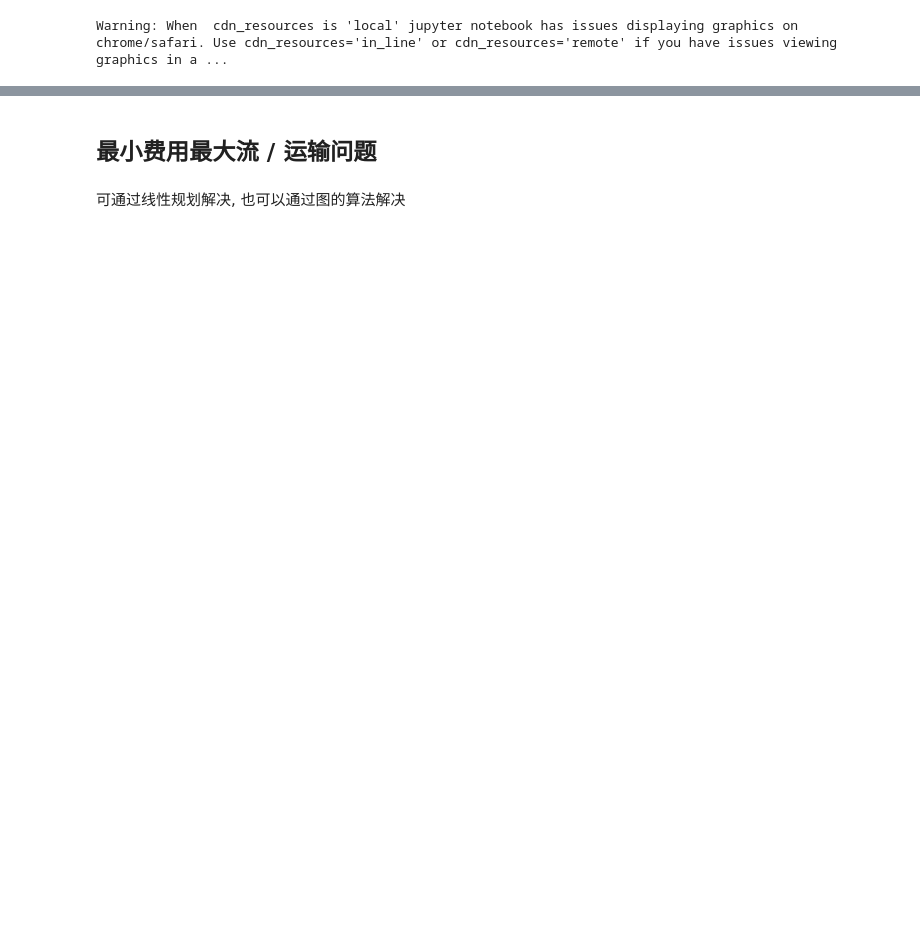
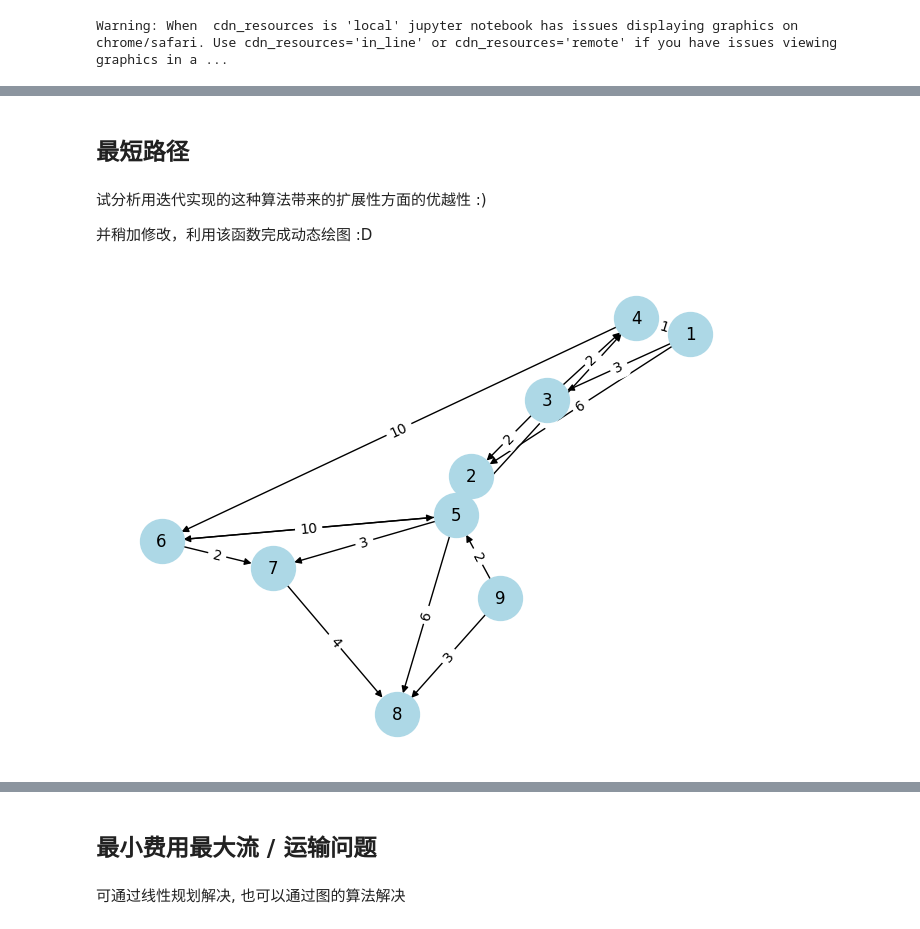
Before and after one commit to wudidadaqiuqiu/mathmatical_modeling_code, a Jupyter notebook: chapters/Graph.ipynb, the cells around one changed output, grey strips where cells are left out. Cells and saved outputs as stored; diff of their text form; code cells hidden in the pictures; blank space fills up the shorter version.

Commit message:
chapter:graph

```diff
--- a/chapters/Graph.ipynb
+++ b/chapters/Graph.ipynb
@@ -74,3 +79,5 @@ def update(frame):
     nx.draw_networkx_edges(only_nodes, pos=g_pos, edgelist=edges_to_draw, edge_color='black')
 
 ani = FuncAnimation(fig, update, frames=len(list(mst.edges())), interval=500, repeat=False)
+# %% [markdown]
+## 最短路径
@@ -76,0 +108,4 @@ ani = FuncAnimation(fig, update, frames=len(list(mst.edges())), interval=500, re
+# %% [markdown]
+试分析用迭代实现的这种算法带来的扩展性方面的优越性 :)
+
+并稍加修改，利用该函数完成动态绘图 :D
@@ -76,0 +134,9 @@ ani = FuncAnimation(fig, update, frames=len(list(mst.edges())), interval=500, re
+# %%
+g = DirectedGraph()
+g.add_nodes(range(1, 10))
+g.add_edges([DirectedEdge(*t) for t in [(1,2,6), (1,3,3),(1,4,1),(2,5,1),(3,2,2),(3,4,2),
+                                        (4,6,10),(5,4,6),(5,6,4),(5,7,3),(5,8,6),(6,5,10),
+                                        (6,7,2),(7,8,4),(9,5,2),(9,8,3)]])
+G2 = draw_graph_with_labels(g)
+# %% [output]
+[figure, added]
```
Also changed, not shown: parts of 13 cells of this notebook, 5 other files.
